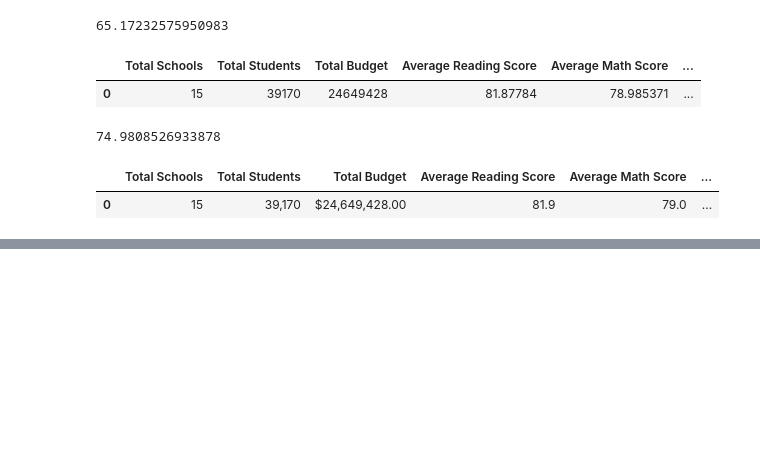
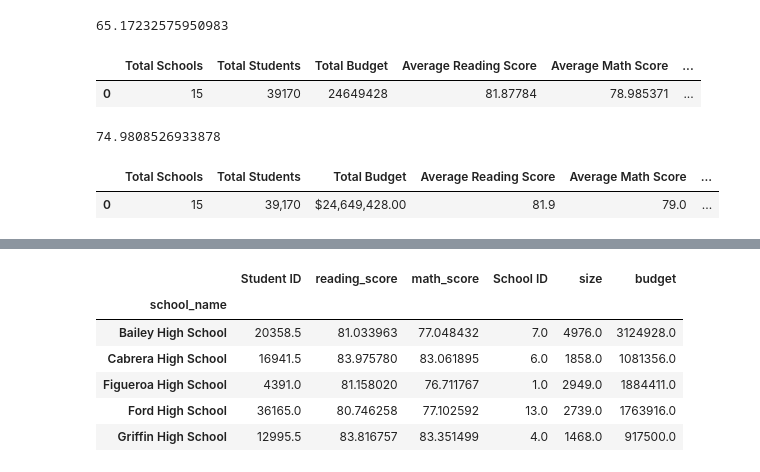
Before and after one commit to singhsukhbir1/School_District_Analysis, a Jupyter notebook: PyCitySchools.ipynb, the cells around one changed output, grey strips where cells are left out. Cells and saved outputs as stored; diff of their text form; code cells hidden in the pictures; blank space fills up the shorter version.

```diff
--- a/PyCitySchools.ipynb
+++ b/PyCitySchools.ipynb
@@ -163 +209,13 @@ per_school_count = school_data_df.set_index(["school_name"])["size"]
+# %%
+#get per school averages
+per_school_averages = school_data_complete_df.groupby(["school_name"]).mean()
+per_school_averages.head()
+# %% [output]
+|  | Student ID | reading_score | math_score | School ID | size | budget |
+| school_name |  |  |  |  |  |  |
+| Bailey High School | 20358.5 | 81.033963 | 77.048432 | 7.0 | 4976.0 | 3124928.0 |
+| Cabrera High School | 16941.5 | 83.975780 | 83.061895 | 6.0 | 1858.0 | 1081356.0 |
+| Figueroa High School | 4391.0 | 81.158020 | 76.711767 | 1.0 | 2949.0 | 1884411.0 |
+| Ford High School | 36165.0 | 80.746258 | 77.102592 | 13.0 | 2739.0 | 1763916.0 |
+| Griffin High School | 12995.5 | 83.816757 | 83.351499 | 4.0 | 1468.0 | 917500.0 |
 # %%
```
Also changed, not shown: parts of 55 cells of this notebook.
